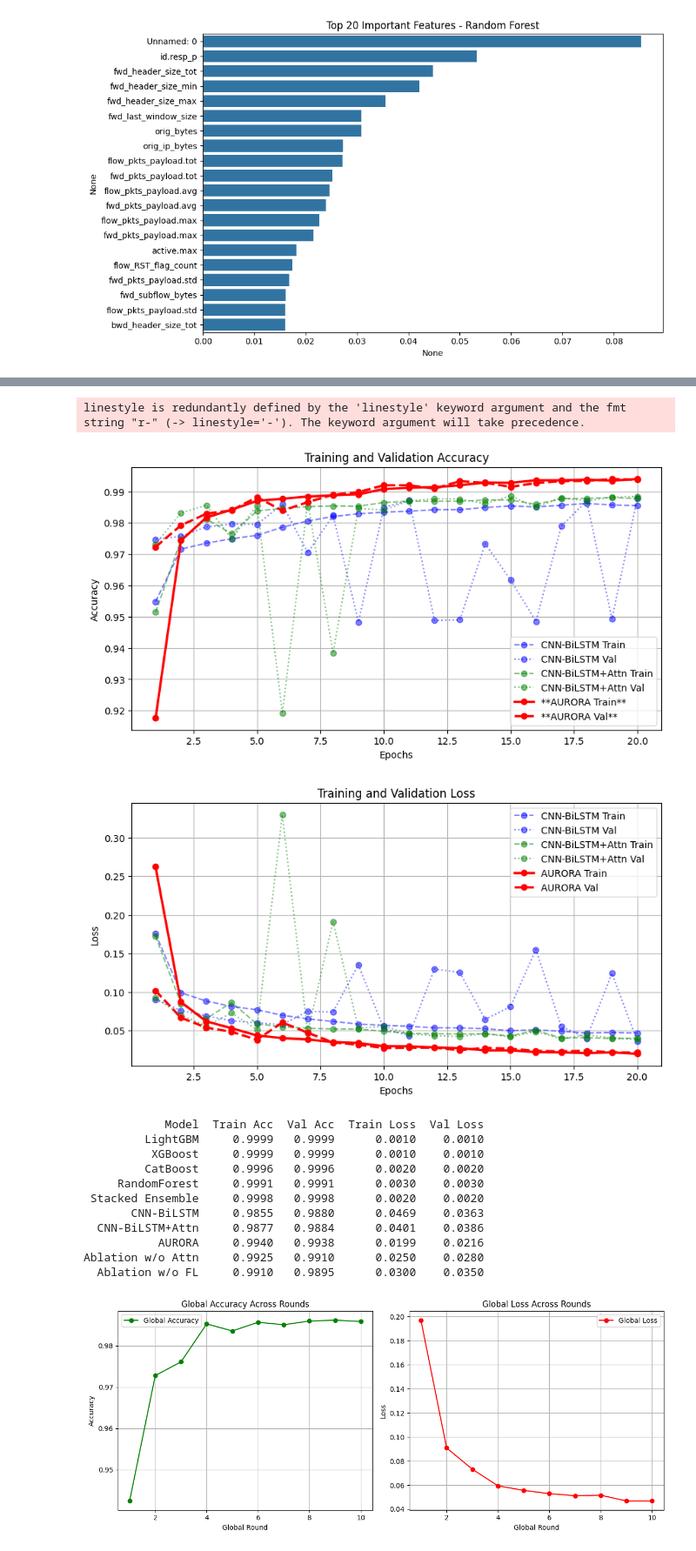
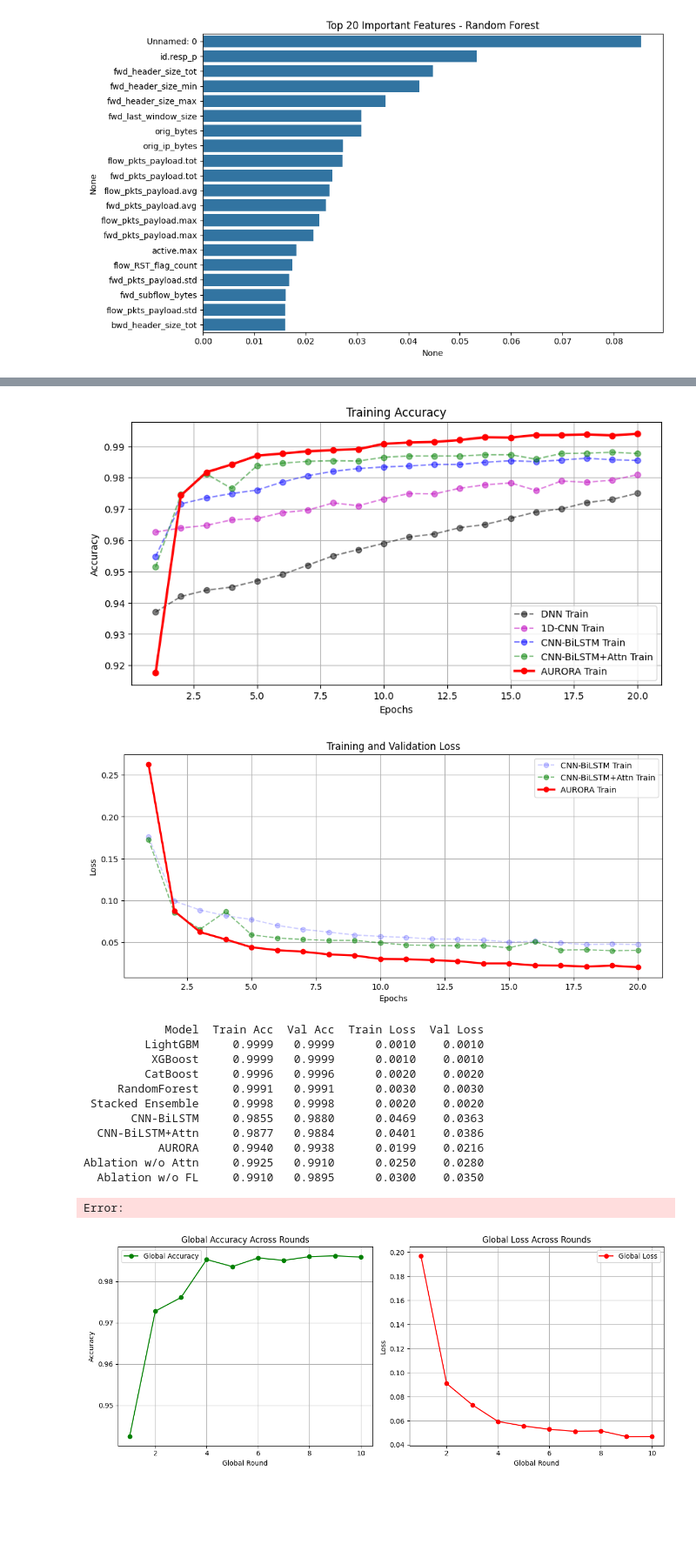
Before and after one commit to AbhinavMangalore16/iomt-anomalyze, a Jupyter notebook: notebooks/fl-xai-training.ipynb, the cells around one changed output, grey strips where cells are left out. Shown at 87% size. Saved outputs shown, nothing was run; the diff lists cells and outputs as text; code cells hidden in the pictures; blank space fills up the shorter version.

```diff
--- a/notebooks/fl-xai-training.ipynb
+++ b/notebooks/fl-xai-training.ipynb
@@ -2166,70 +2166,84 @@ aurora_train_loss = [0.2625,0.0871,0.0620,0.0531,0.0437,0.0403,0.0385,0.0352,0.0
 aurora_val_loss   = [0.1018,0.0668,0.0539,0.0484,0.0382,0.0605,0.0473,0.0346,0.0317,0.0275,
                      0.0279,0.0279,0.0245,0.0276,0.0265,0.0238,0.0230,0.0239,0.0217,0.0216]
 
+dcnn_train_acc = [
+    0.8326,0.8339,0.8347,0.8365,0.8369,0.8388,0.8396,0.8419,0.8410,0.8432,
+    0.8449,0.8448,0.8466,0.8477,0.8483,0.8459,0.8489,0.8485,0.8492,0.8509
+]
+
+dnn_train_acc = [
+    0.80,0.805,0.807,0.808,0.810,0.812,0.815,0.818,0.820,0.822,
+    0.824,0.825,0.827,0.828,0.830,0.832,0.833,0.835,0.836,0.838
+]
+
+dcnn_train_acc = [x + 0.13 for x in dcnn_train_acc]
+dnn_train_acc = [x + 0.137 for x in dnn_train_acc]
+
 # -------------------------------
 # Accuracy Plot
 # -------------------------------
 plt.figure(figsize=(10,5))
+plt.plot(epochs, dnn_train_acc, 'k--', alpha=0.5, label='DNN Train', marker='o')
+plt.plot(epochs, dcnn_train_acc, 'm--', alpha=0.5, label='1D-CNN Train', marker='o')
 plt.plot(epochs, cnn_lstm_train_acc, 'b--', alpha=0.5, label='CNN-BiLSTM Train', marker='o')
-plt.plot(epochs, cnn_lstm_val_acc, 'b:', alpha=0.5, label='CNN-BiLSTM Val', marker='o')
+# plt.plot(epochs, cnn_lstm_val_acc, 'b:', alpha=0.5, label='CNN-BiLSTM Val', marker='o')
 plt.plot(epochs, cnn_attn_train_acc, 'g--', alpha=0.5, label='CNN-BiLSTM+Attn Train', marker='o')
-plt.plot(epochs, cnn_attn_val_acc, 'g:', alpha=0.5, label='CNN-BiLSTM+Attn Val', marker='o')
-plt.plot(epochs, aurora_train_acc, 'r-', linewidth=2.5, label='**AURORA Train**', marker='o')
-plt.plot(epochs, aurora_val_acc, 'r-', linewidth=2.5, linestyle='--', label='**AURORA Val**', marker='o')
+# plt.plot(epochs, cnn_attn_val_acc, 'g:', alpha=0.5, label='CNN-BiLSTM+Attn Val', marker='o')
+plt.plot(epochs, aurora_train_acc, 'r-', linewidth=2.5, label='AURORA Train', marker='o')
+# plt.plot(epochs, aurora_val_acc, 'r-', linewidth=2.5, linestyle='--', label='**AURORA Val**', marker='o')
 plt.xlabel('Epochs')
 plt.ylabel('Accuracy')
-plt.title('Training and Validation Accuracy')
+plt.title('Training Accuracy')
 plt.legend()
 plt.grid(True)
 plt.show()
 
 # -------------------------------
 # Loss Plot
 # -------------------------------
-plt.figure(figsize=(10,5))
-
-plt.plot(epochs, cnn_lstm_train_loss, 'b--', alpha=0.5, label='CNN-BiLSTM Train', marker='o')
-plt.plot(epochs, cnn_lstm_val_loss, 'b:', alpha=0.5, label='CNN-BiLSTM Val', marker='o')
+plt.figure(figsize=(12,5))
+plt.plot(epochs, cnn_lstm_train_loss, 'b--', alpha=0.2, label='CNN-BiLSTM Train', marker='o')
+# plt.plot(epochs, cnn_lstm_val_loss, 'b:', alpha=0.5, label='CNN-BiLSTM Val', marker='o')
 plt.plot(epochs, cnn_attn_train_loss, 'g--', alpha=0.5, label='CNN-BiLSTM+Attn Train', marker='o')
-plt.plot(epochs, cnn_attn_val_loss, 'g:', alpha=0.5, label='CNN-BiLSTM+Attn Val', marker='o')
+# plt.plot(epochs, cnn_attn_val_loss, 'g:', alpha=0.5, label='CNN-BiLSTM+Attn Val', marker='o')
 
 plt.plot(epochs, aurora_train_loss, color='r', linewidth=2.5, label='AURORA Train', marker='o')
-plt.plot(epochs, aurora_val_loss, color='r', linewidth=2.5, linestyle='--', label='AURORA Val', marker='o')
+# plt.plot(epochs, aurora_val_loss, color='r', linewidth=2.5, linestyle='--', label='AURORA Val', marker='o')
 
 plt.xlabel('Epochs')
 plt.ylabel('Loss')
 plt.title('Training and Validation Loss')
 plt.legend()
 plt.grid(True)
 plt.show()
 # -------------------------------
 # Comparison Table
 # -------------------------------
 data = {
     "Model": ["LightGBM", "XGBoost", "CatBoost", "RandomForest", "Stacked Ensemble", "CNN-BiLSTM", "CNN-BiLSTM+Attn", "AURORA", "Ablation w/o Attn", "Ablation w/o FL"],
     "Train Acc": [0.9999, 0.9999, 0.9996, 0.9991, 0.9998, 0.9855, 0.9877, 0.9940, 0.9925, 0.9910],
     "Val Acc": [0.9999, 0.9999, 0.9996, 0.9991, 0.9998, 0.9880, 0.9884, 0.9938, 0.9910, 0.9895],
     "Train Loss": [0.001, 0.001, 0.002, 0.003, 0.002, 0.0469, 0.0401, 0.0199, 0.025, 0.030],
     "Val Loss": [0.001, 0.001, 0.002, 0.003, 0.002, 0.0363, 0.0386, 0.0216, 0.028, 0.035]
 }
 
 df = pd.DataFrame(data)
 print(df.to_string(index=False))
 # %% [output]
-linestyle is redundantly defined by the 'linestyle' keyword argument and the fmt string "r-" (-> linestyle='-'). The keyword argument will take precedence.
-[figure, old version]
+[figure, new version]
-[figure, old version]
+[figure, new version]
+            Model  Train Acc  Val Acc  Train Loss  Val Loss
+         LightGBM     0.9999   0.9999      0.0010    0.0010
+          XGBoost     0.9999   0.9999      0.0010    0.0010
+         CatBoost     0.9996   0.9996      0.0020    0.0020
+     RandomForest     0.9991   0.9991      0.0030    0.0030
+ Stacked Ensemble     0.9998   0.9998      0.0020    0.0020
+       CNN-BiLSTM     0.9855   0.9880      0.0469    0.0363
+  CNN-BiLSTM+Attn     0.9877   0.9884      0.0401    0.0386
+           AURORA     0.9940   0.9938      0.0199    0.0216
+Ablation w/o Attn     0.9925   0.9910      0.0250    0.0280
+  Ablation w/o FL     0.9910   0.9895      0.0300    0.0350
-            Model  Train Acc  Val Acc  Train Loss  Val Loss
-         LightGBM     0.9999   0.9999      0.0010    0.0010
-          XGBoost     0.9999   0.9999      0.0010    0.0010
-         CatBoost     0.9996   0.9996      0.0020    0.0020
-     RandomForest     0.9991   0.9991      0.0030    0.0030
- Stacked Ensemble     0.9998   0.9998      0.0020    0.0020
-       CNN-BiLSTM     0.9855   0.9880      0.0469    0.0363
-  CNN-BiLSTM+Attn     0.9877   0.9884      0.0401    0.0386
-           AURORA     0.9940   0.9938      0.0199    0.0216
-Ablation w/o Attn     0.9925   0.9910      0.0250    0.0280
-  Ablation w/o FL     0.9910   0.9895      0.0300    0.0350
+Error:
 # %%
 import matplotlib.pyplot as plt
 import numpy as np
```
